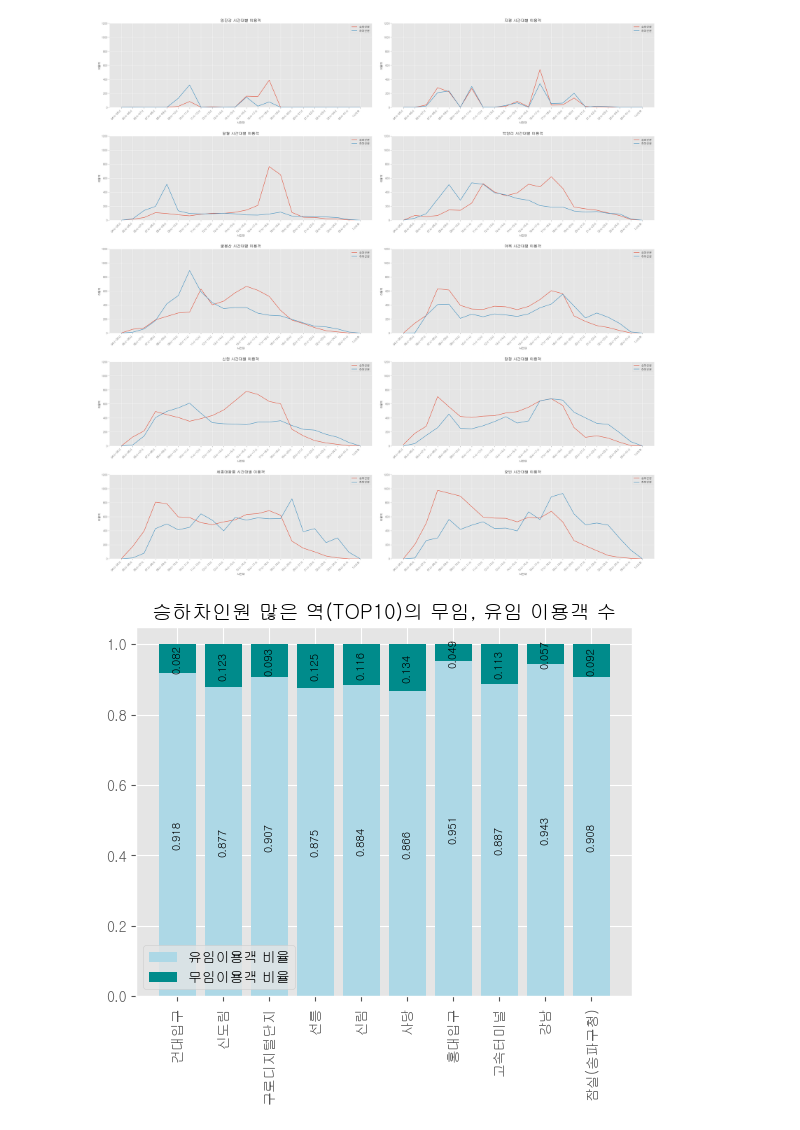
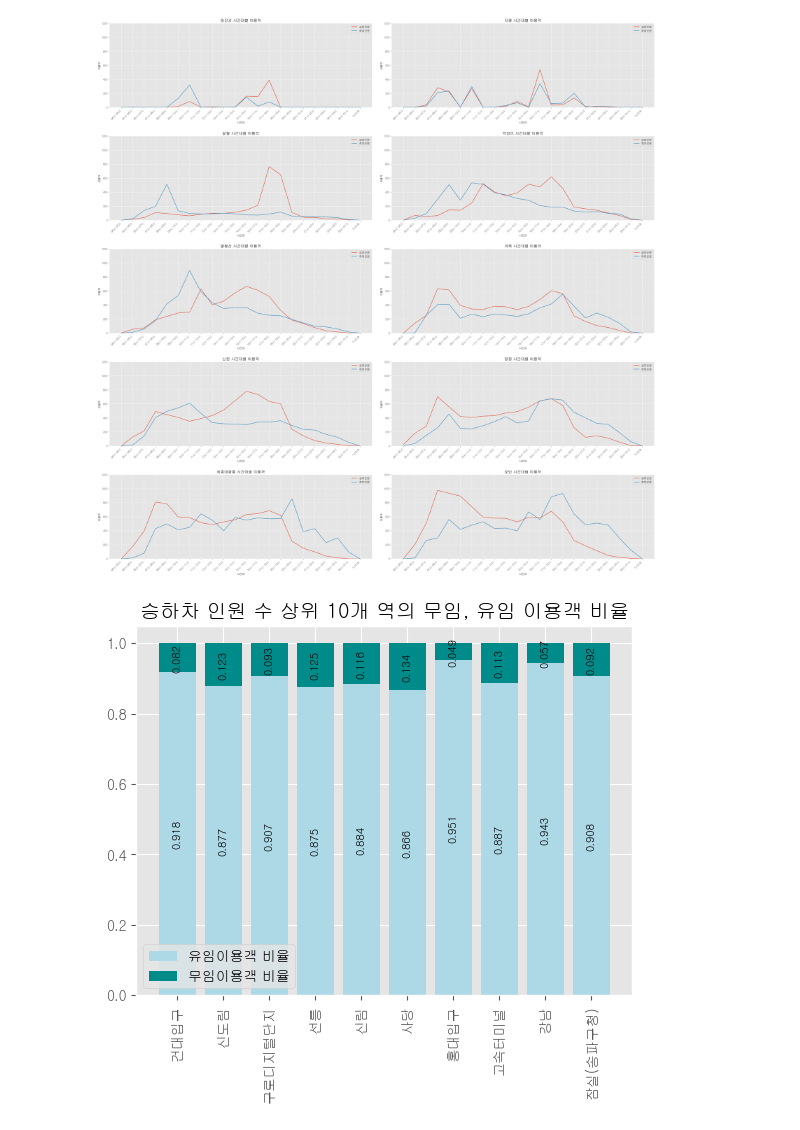
Before and after one commit to HyunJW/Subway_Analystic, a Jupyter notebook: 지하철 이용현황.ipynb, the cells around one changed output. Saved outputs shown, nothing was run; the diff lists cells and outputs as text; code cells hidden in the pictures.

```diff
--- a/지하철 이용현황.ipynb
+++ b/지하철 이용현황.ipynb
@@ -1333,18 +1333,18 @@ df_trans_d.columns=['지하철역','유임 이용객','무임 이용객','총
 # %%
 import numpy as np
 
 df_trans_u['유임이용객 비율']=round(df_trans_u['유임 이용객']/df_trans_u['총 이용객'],3)
 df_trans_u['무임이용객 비율']=round(df_trans_u['무임 이용객']/df_trans_u['총 이용객'],3)
 bar1=plt.bar(df_trans_u['지하철역'],df_trans_u['유임이용객 비율'], color='lightblue')
 bar2=plt.bar(df_trans_u['지하철역'],df_trans_u['무임이용객 비율'],bottom=df_trans_u['유임이용객 비율'], color='darkcyan')
-plt.title("승하차인원 많은 역(TOP10)의 무임, 유임 이용객 수")
+plt.title("승하차 인원 수 상위 10개 역의 무임, 유임 이용객 비율")
 plt.xticks(df_trans_u['지하철역'], rotation=90)
 plt.bar_label(bar1,size=8,label_type='center', rotation=90)
 plt.bar_label(bar2,size=8,label_type='center', rotation=90)
 plt.legend(handles=(bar1,bar2), labels=('유임이용객 비율','무임이용객 비율'), loc='lower left')
 plt.show()
 # %% [output]
-[figure, old version]
+[figure, new version]
 # %%
 df_trans_d['유임이용객 비율']=round(df_trans_d['유임 이용객']/df_trans_d['총 이용객'],3)
 df_trans_d['무임이용객 비율']=round(df_trans_d['무임 이용객']/df_trans_d['총 이용객'],3)
```
Also changed, not shown: parts of 1 cell of this notebook.
